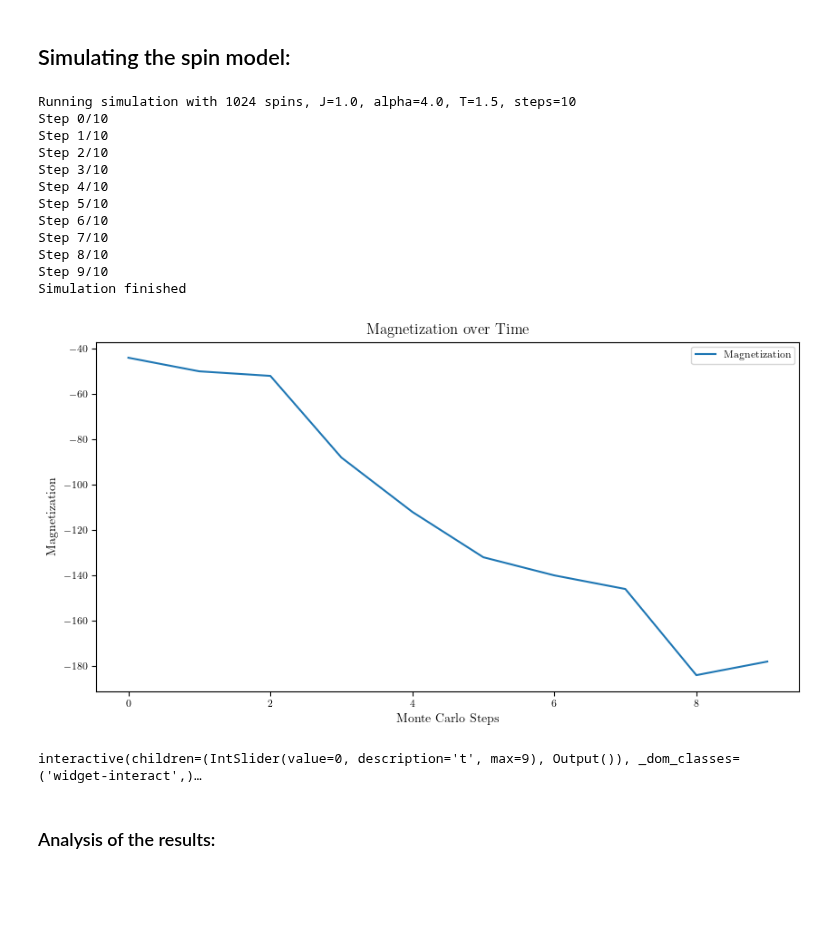
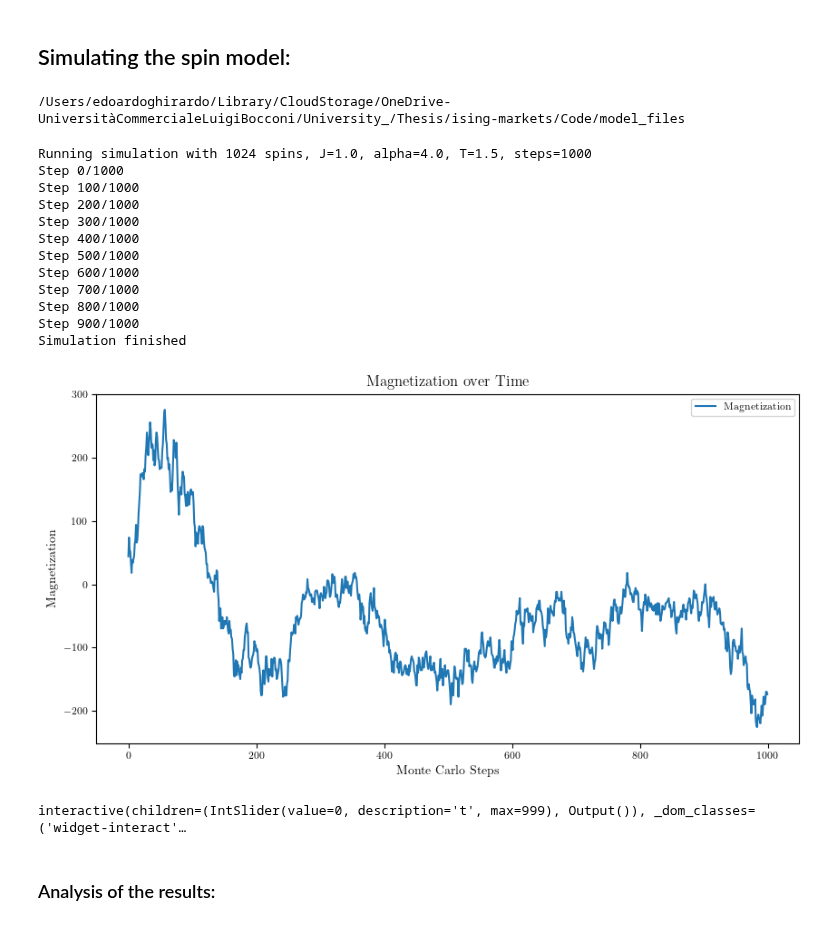
Before and after one commit to eghirardo/ising-markets, a Jupyter notebook: Code/bornholdt_model_simulations.ipynb, the cells around one changed output. Cells and saved outputs as stored; diff of their text form; code cells hidden in the pictures; blank space fills up the shorter version.

```diff
--- a/Code/Bornholdt.ipynb
+++ b/Code/bornholdt_model_simulations.ipynb
@@ -14,6 +14,10 @@ load_plot_style()
 
 import os
 image_path = os.path.join(os.path.dirname(os.path.abspath('')), 'Report', 'figures')
+
+model_path = os.path.join(os.path.abspath(''), 'model_files')
+# %% [output]
+/Users/edoardoghirardo/Library/CloudStorage/OneDrive-UniversitàCommercialeLuigiBocconi/University_/Thesis/ising-markets/Code/model_files
 # %%
 # parameters
 parameters = {'J': 1.0, 'alpha': 4.0}
@@ -45,23 +49,23 @@ def bornholdt_constant_strategy(model):
 # %%
 # Running the simulation
 model = LatticeSpinMarketModel(side=side, dim=dim, params=parameters, T=T,  local_field_func=bornholdt_field, strategy_update_func=bornholdt_update_strategy, initial_strategy=strategies)
-spin_series = model.run_simulation(steps=10, verbose=True)
+spin_series = model.run_simulation(steps=1000, verbose=True)
 model.plot_magnetization()
 model.plot_lattice(interactive=True)
 # %% [output]
-Running simulation with 1024 spins, J=1.0, alpha=4.0, T=1.5, steps=10
-Step 0/10
-Step 1/10
-Step 2/10
-Step 3/10
-Step 4/10
-Step 5/10
-Step 6/10
-Step 7/10
-Step 8/10
-Step 9/10
+Running simulation with 1024 spins, J=1.0, alpha=4.0, T=1.5, steps=1000
+Step 0/1000
+Step 100/1000
+Step 200/1000
+Step 300/1000
+Step 400/1000
+Step 500/1000
+Step 600/1000
+Step 700/1000
+Step 800/1000
+Step 900/1000
 Simulation finished
-[figure, old version]
+[figure, new version]
-interactive(children=(IntSlider(value=0, description='t', max=9), Output()), _dom_classes=('widget-interact',)…
+interactive(children=(IntSlider(value=0, description='t', max=999), Output()), _dom_classes=('widget-interact'…
 # %%
 param_str = "long_sim_J{}_alpha{}_T{}_C{}".format(parameters['J'], parameters['alpha'], T, np.sum(strategies['C'] > 0))
```
Also changed, not shown: parts of 5 cells of this notebook.
